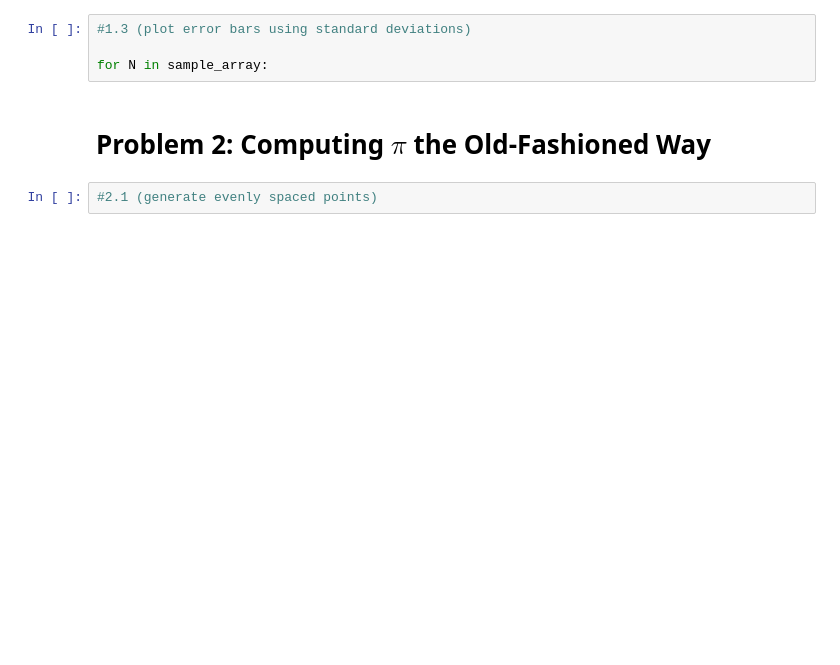
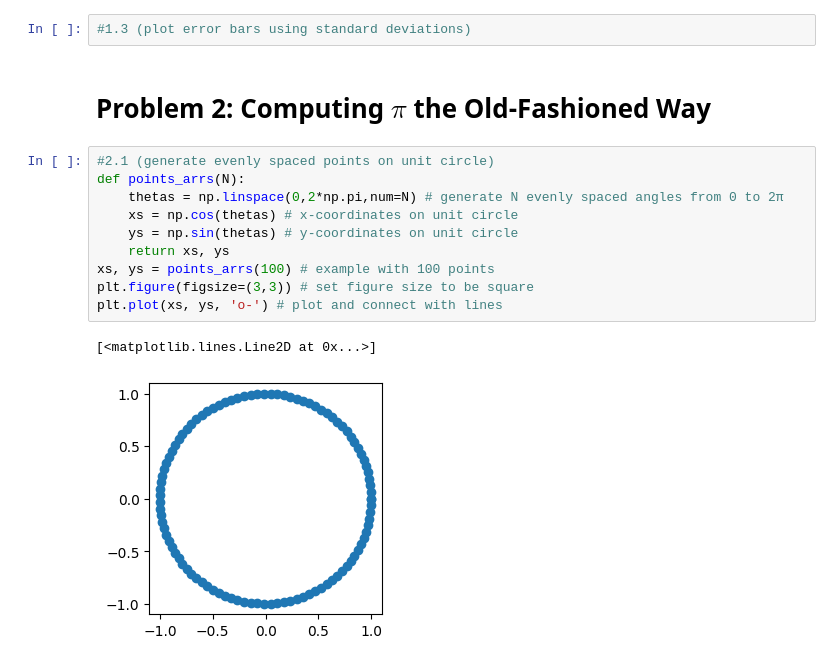
Before and after one commit to JacobGraham6489/physics-7321, a Jupyter notebook: Homeworks/HW1 Jacob Graham.ipynb, the cells around one changed output. Saved outputs shown, nothing was run; the diff lists cells and outputs as text; blank space fills up the shorter version.

```diff
--- a/Homeworks/HW1 Jacob Graham.ipynb
+++ b/Homeworks/HW1 Jacob Graham.ipynb
@@ -54,8 +53,17 @@ Text(0.5, 1.0, 'Mean Estimate of π vs Number of Samples')
 # %%
 #1.3 (plot error bars using standard deviations)
-
-for N in sample_array:
 # %% [markdown]
 # Problem 2: Computing $\pi$ the Old-Fashioned Way
 # %%
-#2.1 (generate evenly spaced points)
+#2.1 (generate evenly spaced points on unit circle)
+def points_arrs(N):
+    thetas = np.linspace(0,2*np.pi,num=N) # generate N evenly spaced angles from 0 to 2π
+    xs = np.cos(thetas) # x-coordinates on unit circle
+    ys = np.sin(thetas) # y-coordinates on unit circle
+    return xs, ys
+xs, ys = points_arrs(100) # example with 100 points
+plt.figure(figsize=(3,3)) # set figure size to be square
+plt.plot(xs, ys, 'o-') # plot and connect with lines
+# %% [output]
+[<matplotlib.lines.Line2D at 0x...>]
+[figure, added]
```
Also changed, not shown: parts of 6 cells of this notebook.
